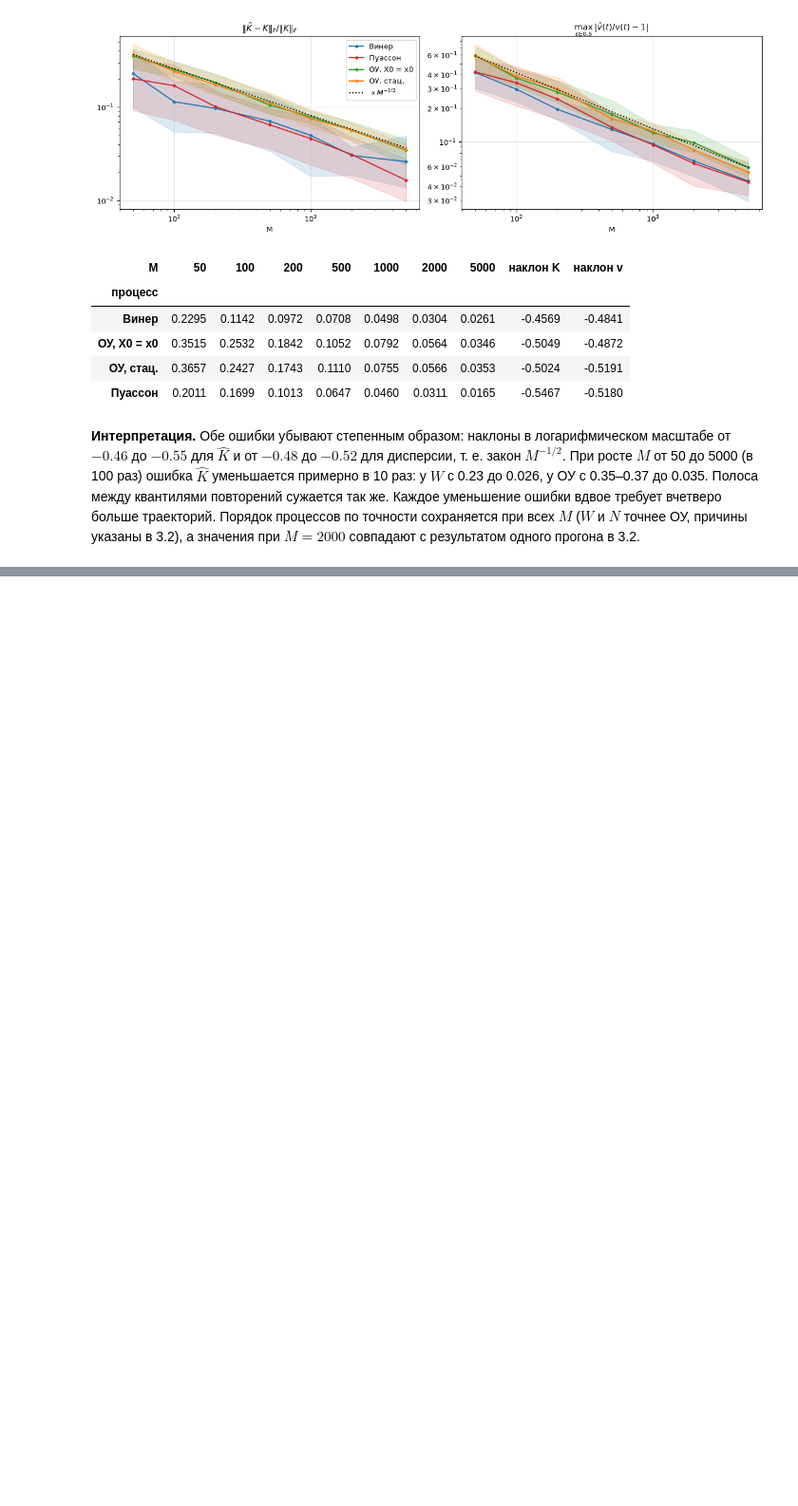
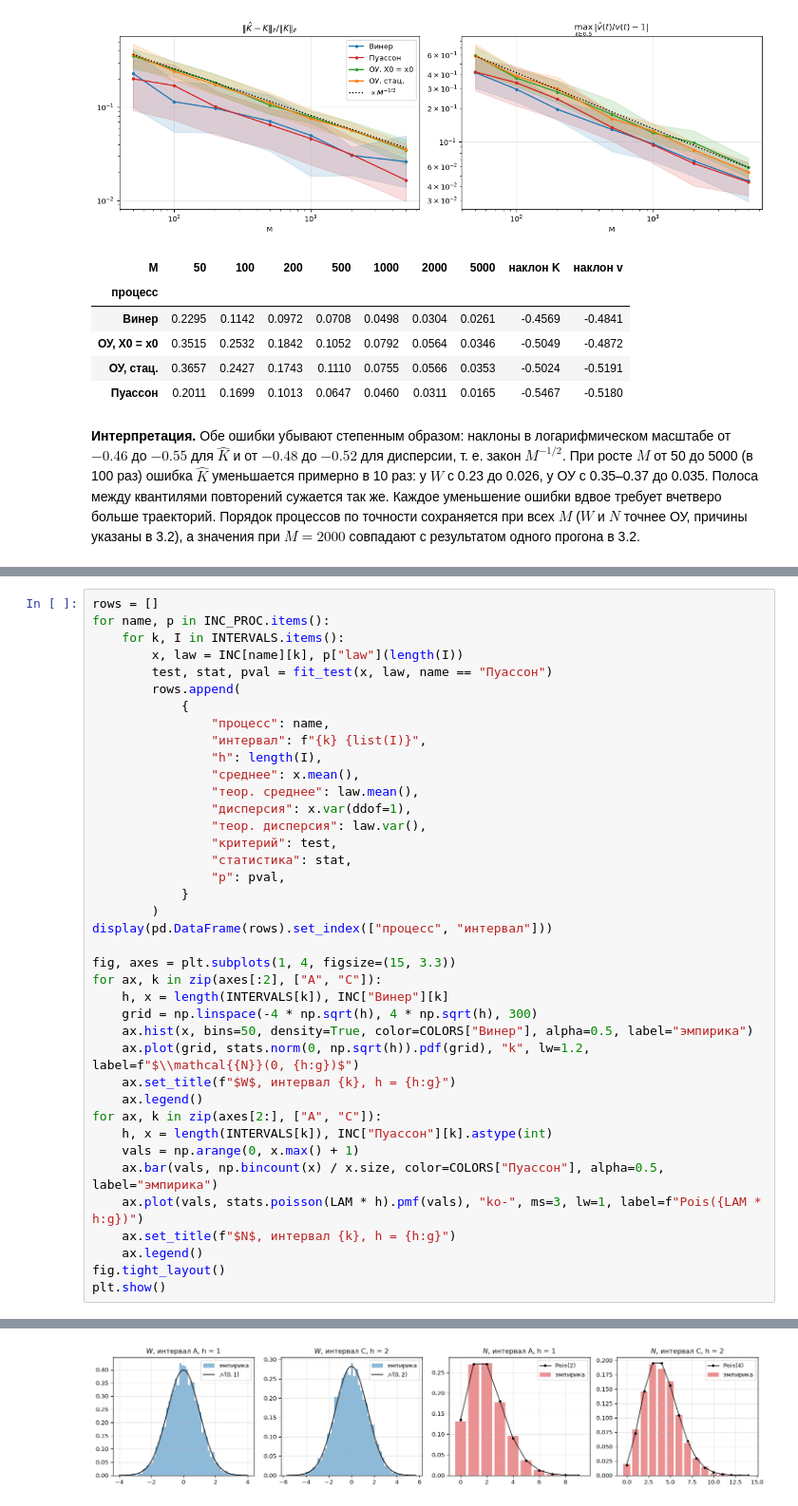
Before and after one commit to paulhowever/vr, a Jupyter notebook: lab1.ipynb, the cells around one changed output, grey strips where cells are left out. Shown at 95% size. Cells and saved outputs as stored; diff of their text form; blank space fills up the shorter version.

Commit message:
Приращения винеровского и пуассоновского процессов (п. 4)

```diff
--- a/lab1.ipynb
+++ b/lab1.ipynb
@@ -405,0 +487,40 @@ table
+# %%
+rows = []
+for name, p in INC_PROC.items():
+    for k, I in INTERVALS.items():
+        x, law = INC[name][k], p["law"](length(I))
+        test, stat, pval = fit_test(x, law, name == "Пуассон")
+        rows.append(
+            {
+                "процесс": name,
+                "интервал": f"{k} {list(I)}",
+                "h": length(I),
+                "среднее": x.mean(),
+                "теор. среднее": law.mean(),
+                "дисперсия": x.var(ddof=1),
+                "теор. дисперсия": law.var(),
+                "критерий": test,
+                "статистика": stat,
+                "p": pval,
+            }
+        )
+display(pd.DataFrame(rows).set_index(["процесс", "интервал"]))
+
+fig, axes = plt.subplots(1, 4, figsize=(15, 3.3))
+for ax, k in zip(axes[:2], ["A", "C"]):
+    h, x = length(INTERVALS[k]), INC["Винер"][k]
+    grid = np.linspace(-4 * np.sqrt(h), 4 * np.sqrt(h), 300)
+    ax.hist(x, bins=50, density=True, color=COLORS["Винер"], alpha=0.5, label="эмпирика")
+    ax.plot(grid, stats.norm(0, np.sqrt(h)).pdf(grid), "k", lw=1.2, label=f"$\\mathcal{{N}}(0, {h:g})$")
+    ax.set_title(f"$W$, интервал {k}, h = {h:g}")
+    ax.legend()
+for ax, k in zip(axes[2:], ["A", "C"]):
+    h, x = length(INTERVALS[k]), INC["Пуассон"][k].astype(int)
+    vals = np.arange(0, x.max() + 1)
+    ax.bar(vals, np.bincount(x) / x.size, color=COLORS["Пуассон"], alpha=0.5, label="эмпирика")
+    ax.plot(vals, stats.poisson(LAM * h).pmf(vals), "ko-", ms=3, lw=1, label=f"Pois({LAM * h:g})")
+    ax.set_title(f"$N$, интервал {k}, h = {h:g}")
+    ax.legend()
+fig.tight_layout()
+plt.show()
+# %% [output]
@@ -405,0 +539 @@ table
+[figure, added]
```
Also changed, not shown: parts of 11 cells of this notebook.
